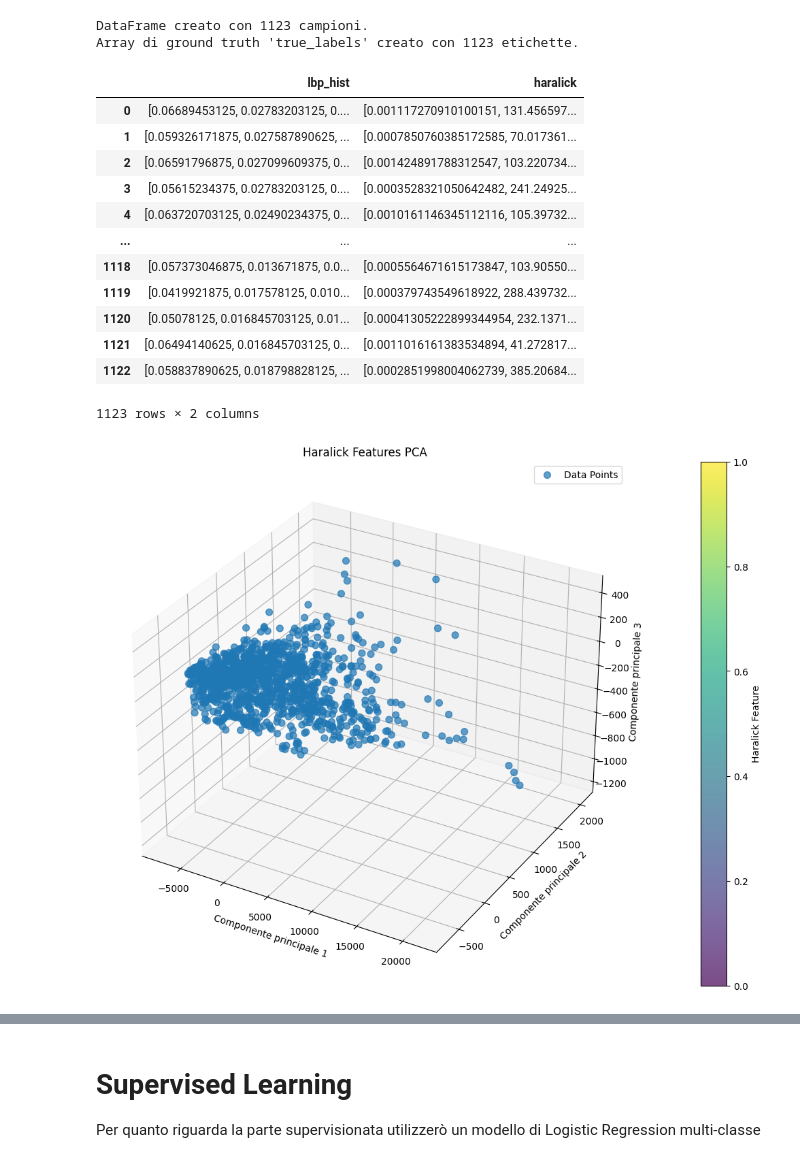
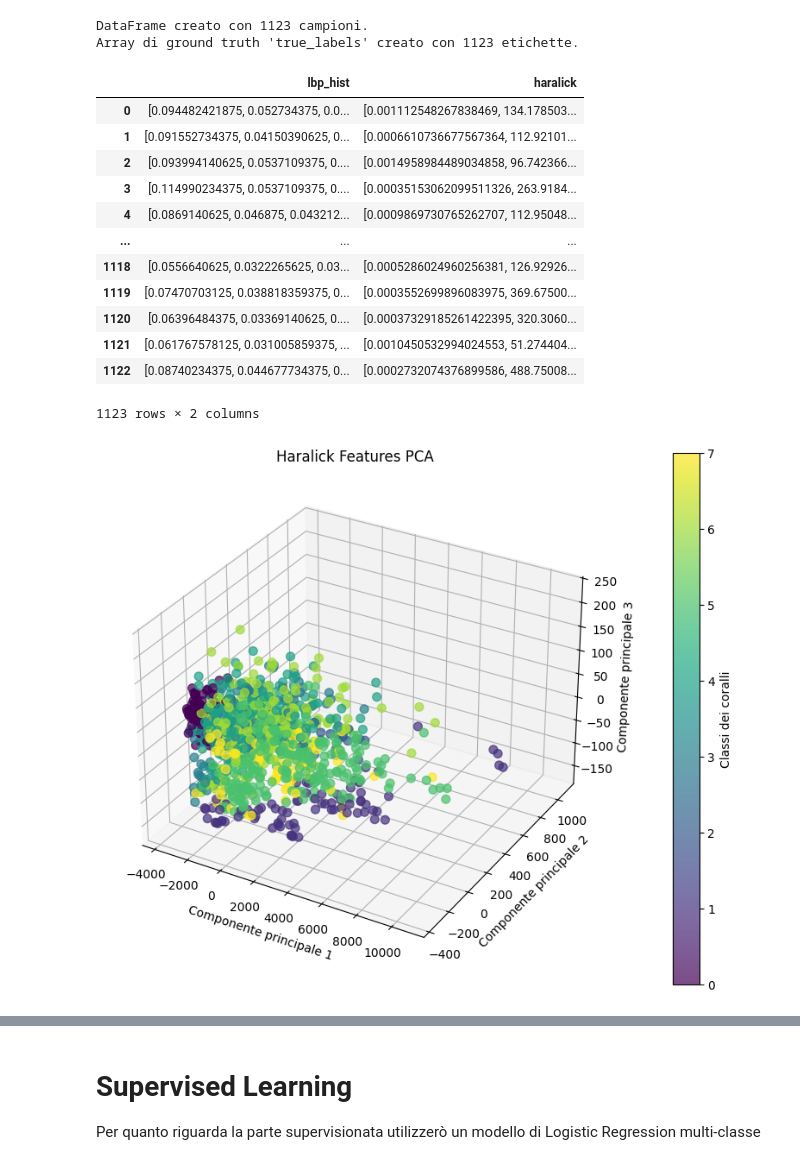
Before and after one commit to Agovvvvv/CoralLearning, a Jupyter notebook: tesi.ipynb, the cells around one changed output, grey strips where cells are left out. Drawn from its saved outputs; the diff is of its cells as text; code cells hidden in the pictures.

```diff
--- a/tesi.ipynb
+++ b/tesi.ipynb
@@ -37,12 +38,10 @@ train_folder = "REEF_DATASET/EILAT/"
 features_list = []         # Lista per le feature
 ground_truth_labels_list = [] # lista per le etichette di ground truth
 
-# Define common image file extensions to look for
 valid_image_extensions = ('.jpg')
-
 # Loop through i numeri delle directory (gli interi da 1 a 8)
 for directory_label in range(1, 9):
-    sub_folder_name_only = f"A0{directory_label}" # e.g., "A01", "A02"
+    sub_folder_name_only = f"A0{directory_label}"
     current_sub_folder_path = os.path.join(train_folder, sub_folder_name_only)
 
     if not os.path.isdir(current_sub_folder_path):
@@ -50,7 +49,6 @@ for directory_label in range(1, 9):
         continue
 
     try:
-        # Get a list of all files in the current sub-directory that are images
         image_filenames_in_dir = [
             f for f in os.listdir(current_sub_folder_path)
             if os.path.isfile(os.path.join(current_sub_folder_path, f)) and \
@@ -64,7 +62,6 @@ for directory_label in range(1, 9):
         print(f"Warning: No valid image files found in {current_sub_folder_path}. Skipping.")
         continue
 
-    # Iterate through the found image files
     for image_filename in tqdm(image_filenames_in_dir, desc=f"Processing {sub_folder_name_only}"):
         image_path = os.path.join(current_sub_folder_path, image_filename)
 
@@ -77,7 +74,7 @@ for directory_label in range(1, 9):
         image_gray = cv2.cvtColor(image, cv2.COLOR_BGR2GRAY)
 
         # LOCAL BINARY PATTERNS
-        radius = 5
+        radius = 2
         n_points = 8 * radius
         lbp_image = local_binary_pattern(image_gray, n_points, radius, method='uniform')
 
@@ -85,19 +82,19 @@ for directory_label in range(1, 9):
         lbp_hist, _ = np.histogram(lbp_image.ravel(), density=True, bins=n_bins, range=(0, n_bins))
 
         # HARALICK FEATURES
-        haralick_features_matrix = haralick(image_gray) # Renamed for clarity
-        b = haralick_features_matrix.flatten()
+        haralick_features_matrix = haralick(image_gray)
+        b = haralick_features_matrix.mean(axis=0)
 
         current_features = {
-            'lbp_hist': lbp_hist.tolist(), # tolist() for easier DataFrame handling
-            'haralick': b.tolist(),        # tolist()
+            'lbp_hist': lbp_hist.tolist(),
+            'haralick': b.tolist(),
         }
 
         features_list.append(current_features)
         ground_truth_labels_list.append(directory_label)
 
 df = pd.DataFrame(features_list)
-true_labels = np.array(ground_truth_labels_list) - 1 # Assuming labels are 1-8 and need to be 0-7
+true_labels = np.array(ground_truth_labels_list) - 1
 
 print(f"DataFrame creato con {len(df)} campioni.")
 print(f"Array di ground truth 'true_labels' creato con {len(true_labels)} etichette.")
@@ -108,43 +105,42 @@ Array di ground truth 'true_labels' creato con 1123 etichette.
 df
 # %% [output]
 |  | lbp_hist | haralick |
-| 0 | [0.06689453125, 0.02783203125, 0.... | [0.001117270910100151, 131.456597... |
-| 1 | [0.059326171875, 0.027587890625, ... | [0.0007850760385172585, 70.017361... |
-| 2 | [0.06591796875, 0.027099609375, 0... | [0.001424891788312547, 103.220734... |
-| 3 | [0.05615234375, 0.02783203125, 0.... | [0.0003528321050642482, 241.24925... |
-| 4 | [0.063720703125, 0.02490234375, 0... | [0.0010161146345112116, 105.39732... |
+| 0 | [0.094482421875, 0.052734375, 0.0... | [0.001112548267838469, 134.178503... |
+| 1 | [0.091552734375, 0.04150390625, 0... | [0.0006610736677567364, 112.92101... |
+| 2 | [0.093994140625, 0.0537109375, 0.... | [0.0014958984489034858, 96.742366... |
+| 3 | [0.114990234375, 0.0537109375, 0.... | [0.00035153062099511326, 263.9184... |
+| 4 | [0.0869140625, 0.046875, 0.043212... | [0.0009869730765262707, 112.95048... |
 | ... | ... | ... |
-| 1118 | [0.057373046875, 0.013671875, 0.0... | [0.0005564671615173847, 103.90550... |
-| 1119 | [0.0419921875, 0.017578125, 0.010... | [0.000379743549618922, 288.439732... |
-| 1120 | [0.05078125, 0.016845703125, 0.01... | [0.00041305222899344954, 232.1371... |
-| 1121 | [0.06494140625, 0.016845703125, 0... | [0.0011016161383534894, 41.272817... |
-| 1122 | [0.058837890625, 0.018798828125, ... | [0.0002851998004062739, 385.20684... |
+| 1118 | [0.0556640625, 0.0322265625, 0.03... | [0.0005286024960256381, 126.92926... |
+| 1119 | [0.07470703125, 0.038818359375, 0... | [0.0003552699896083975, 369.67500... |
+| 1120 | [0.06396484375, 0.03369140625, 0.... | [0.00037329185261422395, 320.3060... |
+| 1121 | [0.061767578125, 0.031005859375, ... | [0.0010450532994024553, 51.274404... |
+| 1122 | [0.08740234375, 0.044677734375, 0... | [0.0002732074376899586, 488.75008... |
 1123 rows × 2 columns
 # %%
 pca_3d = PCA(n_components=3, random_state=42)
 
 haralick_data_for_pca = np.array(df["haralick"].tolist())
 
 X_pca_3d = pca_3d.fit_transform(haralick_data_for_pca)
 
-fig = plt.figure(figsize=(14, 10))
+fig = plt.figure(figsize=(10, 8))
 ax = fig.add_subplot(111, projection='3d')
 
 scatter_data = ax.scatter(X_pca_3d[:, 0], X_pca_3d[:, 1], X_pca_3d[:, 2],
-                           s=50, alpha=0.7, label='Data Points')
+                           s=50, alpha=0.7, c=df['true_labels'], cmap='viridis')
 
 ax.set_title('Haralick Features PCA')
 ax.set_xlabel('Componente principale 1')
 ax.set_ylabel('Componente principale 2')
 ax.set_zlabel('Componente principale 3')
 
 cbar = fig.colorbar(scatter_data, ax=ax, pad=0.1)
-cbar.set_label('Haralick Feature')
+cbar.set_label('Classi dei coralli')
 
-ax.legend()
 plt.show()
 # %% [output]
-[figure, old version]
+[figure, new version]
 # %%
 pca_3d = PCA(n_components=3, random_state=42)
 
```
Also changed, not shown: parts of 17 cells of this notebook, 1 other file.
